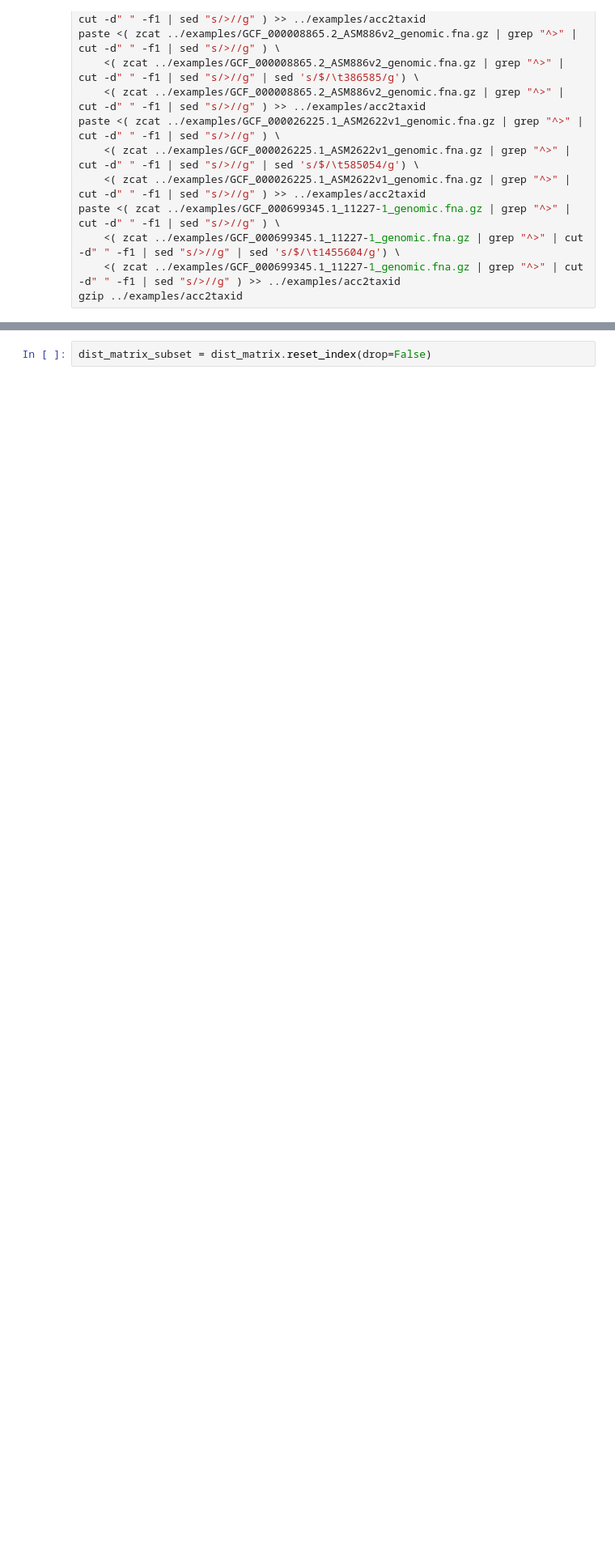
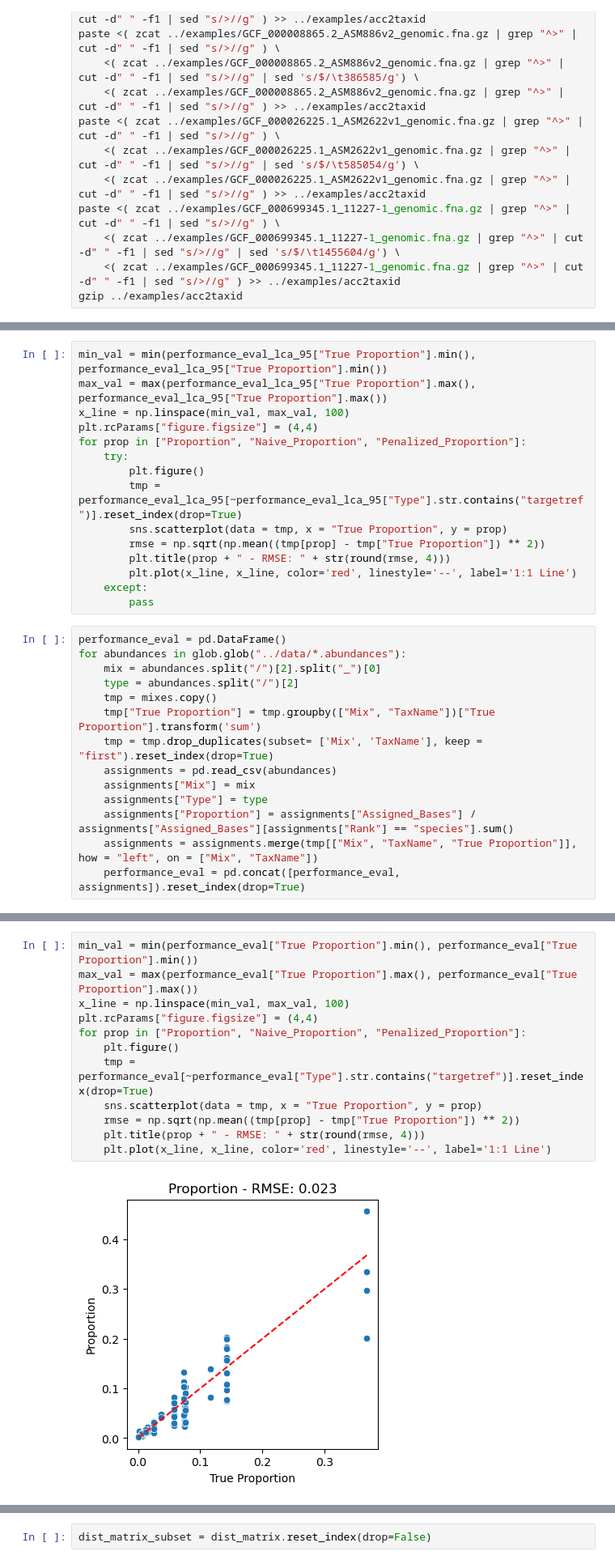
Before and after one commit to mistergroot/cladeaid, a Jupyter notebook: jupyter_notebooks/CladeAid.ipynb, the cells around one changed output, grey strips where cells are left out. Shown: that part at 81% size. Drawn from its saved outputs; the diff is of its cells as text; blank space fills up the shorter version.

```diff
--- a/jupyter_notebooks/CladeAid.ipynb
+++ b/jupyter_notebooks/CladeAid.ipynb
@@ -1036,0 +741,29 @@ rlens[rlens["TaxName"] == "Mallotus villosus"]
+# %%
+min_val = min(performance_eval_lca_95["True Proportion"].min(), performance_eval_lca_95["True Proportion"].min())
+max_val = max(performance_eval_lca_95["True Proportion"].max(), performance_eval_lca_95["True Proportion"].max())
+x_line = np.linspace(min_val, max_val, 100)
+plt.rcParams["figure.figsize"] = (4,4)
+for prop in ["Proportion", "Naive_Proportion", "Penalized_Proportion"]:
+    try:
+        plt.figure()
+        tmp = performance_eval_lca_95[~performance_eval_lca_95["Type"].str.contains("targetref")].reset_index(drop=True)
+        sns.scatterplot(data = tmp, x = "True Proportion", y = prop)
+        rmse = np.sqrt(np.mean((tmp[prop] - tmp["True Proportion"]) ** 2))
+        plt.title(prop + " - RMSE: " + str(round(rmse, 4)))
+        plt.plot(x_line, x_line, color='red', linestyle='--', label='1:1 Line')
+    except:
+        pass
+# %%
+performance_eval = pd.DataFrame()
+for abundances in glob.glob("../data/*.abundances"):
+    mix = abundances.split("/")[2].split("_")[0]
+    type = abundances.split("/")[2]
+    tmp = mixes.copy()
+    tmp["True Proportion"] = tmp.groupby(["Mix", "TaxName"])["True Proportion"].transform('sum')
+    tmp = tmp.drop_duplicates(subset= ['Mix', 'TaxName'], keep = "first").reset_index(drop=True)
+    assignments = pd.read_csv(abundances)
+    assignments["Mix"] = mix
+    assignments["Type"] = type
+    assignments["Proportion"] = assignments["Assigned_Bases"] / assignments["Assigned_Bases"][assignments["Rank"] == "species"].sum()
+    assignments = assignments.merge(tmp[["Mix", "TaxName", "True Proportion"]], how = "left", on = ["Mix", "TaxName"])
+    performance_eval = pd.concat([performance_eval, assignments]).reset_index(drop=True)
@@ -1036,0 +772,14 @@ rlens[rlens["TaxName"] == "Mallotus villosus"]
+# %%
+min_val = min(performance_eval["True Proportion"].min(), performance_eval["True Proportion"].min())
+max_val = max(performance_eval["True Proportion"].max(), performance_eval["True Proportion"].max())
+x_line = np.linspace(min_val, max_val, 100)
+plt.rcParams["figure.figsize"] = (4,4)
+for prop in ["Proportion", "Naive_Proportion", "Penalized_Proportion"]:
+    plt.figure()
+    tmp = performance_eval[~performance_eval["Type"].str.contains("targetref")].reset_index(drop=True)
+    sns.scatterplot(data = tmp, x = "True Proportion", y = prop)
+    rmse = np.sqrt(np.mean((tmp[prop] - tmp["True Proportion"]) ** 2))
+    plt.title(prop + " - RMSE: " + str(round(rmse, 4)))
+    plt.plot(x_line, x_line, color='red', linestyle='--', label='1:1 Line')
+# %% [output]
+[figure, added]
```
Also changed, not shown: parts of 249 cells of this notebook.
